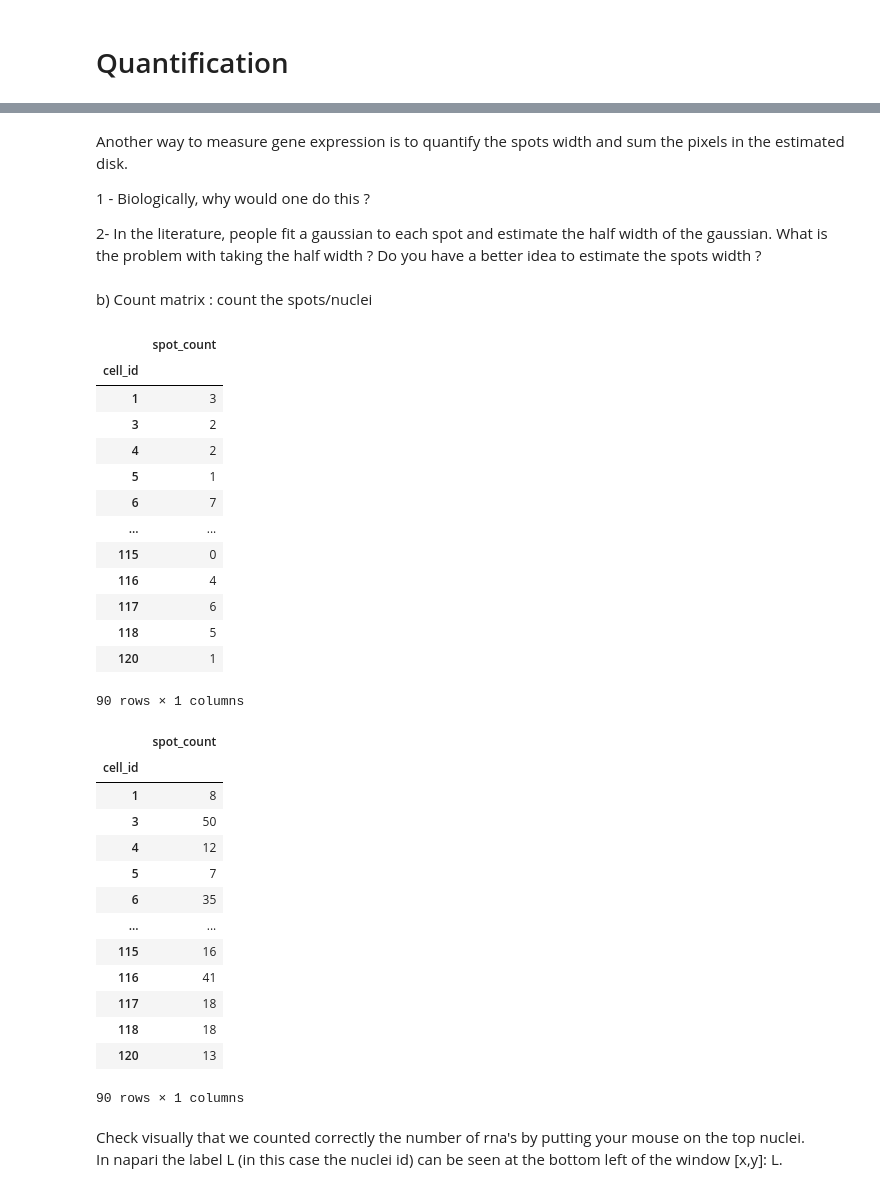
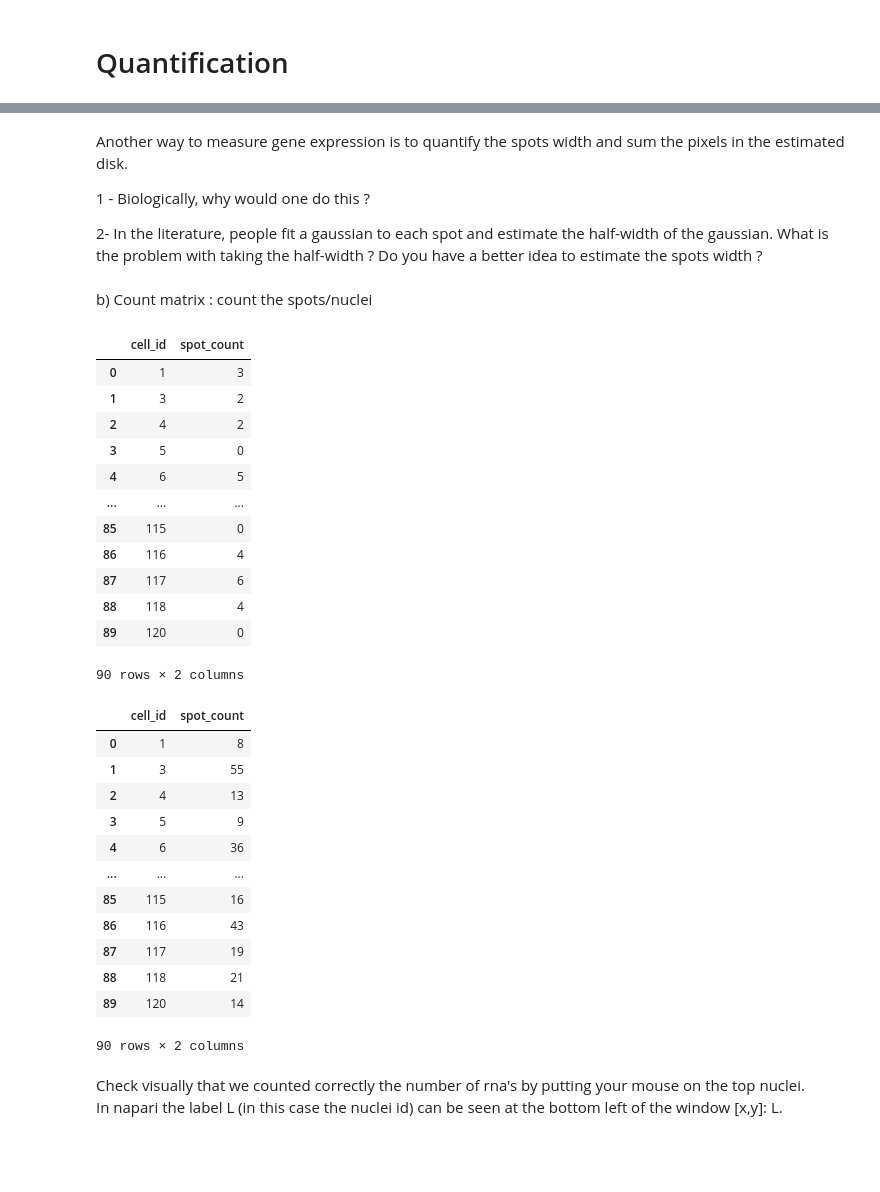
Before and after one commit to Image-Analysis-Hub/Pasteur-BioImage-Analysis-Course-2025, a Jupyter notebook: Analyst/Day3/Spot_detection_for_RNA_imaging/Quantifying_gene_expression.ipynb, the cells around one changed output, grey strips where cells are left out. Drawn from its saved outputs; the diff is of its cells as text; code cells hidden in the pictures; blank space fills up the shorter version.

```diff
--- a/Analyst/Day3/Spot_detection_for_RNA_imaging/Quantifying_gene_expression.ipynb
+++ b/Analyst/Day3/Spot_detection_for_RNA_imaging/Quantifying_gene_expression.ipynb
@@ -98,12 +97,12 @@ labels_to_keep   = set(labels[counts >= threshold])
 if background_value in labels:
     labels_to_keep.add(background_value)
 
-masks_clean = np.zeros(np.shape(masks), dtype=masks.dtype)
+masks_nuclei = np.zeros(np.shape(masks), dtype=masks.dtype)
 for label in labels_to_keep:
-    masks_clean[masks == label] = label
+    masks_nuclei[masks == label] = label
 
 value_max = np.percentile(im_dapi, 99.9)
 viewer = napari.Viewer()
 viewer.add_image(im_dapi, rgb=False, name=f" dapi", contrast_limits=(0, value_max), opacity=0.5);
 viewer.add_labels(masks,   name=f" segmentation");
-viewer.add_labels(masks_clean,   name=f" cleaned segmentation");
+viewer.add_labels(masks_nuclei,   name=f" cleaned segmentation", blending='additive');
@@ -170,52 +175,50 @@ Another way to measure gene expression is to quantify the spots width and sum th
 
 1 - Biologically, why would one do this ?
 
-2- In the literature, people fit a gaussian to each spot and estimate the half width of the gaussian.
-What is the problem with taking the half width ? Do you have a better idea to estimate the spots width ?
+2- In the literature, people fit a gaussian to each spot and estimate the half-width of the gaussian.
+What is the problem with taking the half-width ? Do you have a better idea to estimate the spots width ?
 # %% [markdown]
 b) Count matrix : count the spots/nuclei
 # %%
-area_bin_masks_clean = np.zeros_like(masks_clean)
-area_bin_masks_clean[masks_clean >0] = 1
+area_bin_masks_clean = np.zeros_like(masks_nuclei)
+area_bin_masks_clean[masks_nuclei >0] = 1
 
 spots_clean_nuc_g1, _ = cl.subsel_points_in_mask_fish(spots_clean_g1, area_bin_masks_clean)
 spots_clean_nuc_g2, _ = cl.subsel_points_in_mask_fish(spots_clean_g2, area_bin_masks_clean)
 # %%
-df_count_mat_g1  = qf.count_matrix(masks_clean, spots_clean_nuc_g1)
+df_count_mat_g1  = qf.count_matrix(masks_nuclei, spots_clean_nuc_g1)
 df_count_mat_g1
 # %% [output]
-|  | spot_count |
-| cell_id |  |
-| 1 | 3 |
-| 3 | 2 |
-| 4 | 2 |
-| 5 | 1 |
-| 6 | 7 |
-| ... | ... |
-| 115 | 0 |
-| 116 | 4 |
-| 117 | 6 |
-| 118 | 5 |
-| 120 | 1 |
+|  | cell_id | spot_count |
+| 0 | 1 | 3 |
+| 1 | 3 | 2 |
+| 2 | 4 | 2 |
+| 3 | 5 | 0 |
+| 4 | 6 | 5 |
+| ... | ... | ... |
+| 85 | 115 | 0 |
+| 86 | 116 | 4 |
+| 87 | 117 | 6 |
+| 88 | 118 | 4 |
+| 89 | 120 | 0 |
-90 rows × 1 columns
+90 rows × 2 columns
 # %%
-df_count_mat_g2 = qf.count_matrix(masks_clean, spots_clean_nuc_g2)
+df_count_mat_g2 = qf.count_matrix(masks_nuclei, spots_clean_nuc_g2)
 df_count_mat_g2
 # %% [output]
-|  | spot_count |
-| cell_id |  |
-| 1 | 8 |
-| 3 | 50 |
-| 4 | 12 |
-| 5 | 7 |
-| 6 | 35 |
-| ... | ... |
-| 115 | 16 |
-| 116 | 41 |
-| 117 | 18 |
-| 118 | 18 |
-| 120 | 13 |
+|  | cell_id | spot_count |
+| 0 | 1 | 8 |
+| 1 | 3 | 55 |
+| 2 | 4 | 13 |
+| 3 | 5 | 9 |
+| 4 | 6 | 36 |
+| ... | ... | ... |
+| 85 | 115 | 16 |
+| 86 | 116 | 43 |
+| 87 | 117 | 19 |
+| 88 | 118 | 21 |
+| 89 | 120 | 14 |
-90 rows × 1 columns
+90 rows × 2 columns
 # %% [markdown]
 Check visually that we counted correctly the number of rna's by putting your mouse on the top nuclei.
 In napari the label L (in this case the nuclei id) can be seen at the bottom left of the window  [x,y]: L.
```
Also changed, not shown: parts of 32 cells of this notebook.
